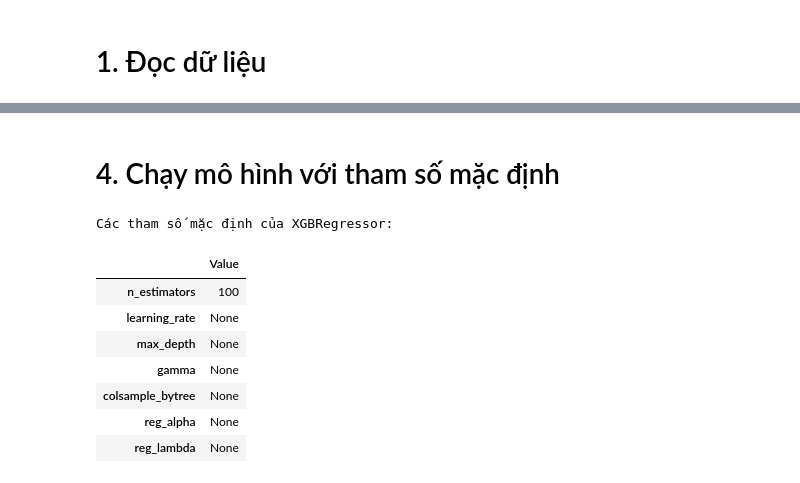
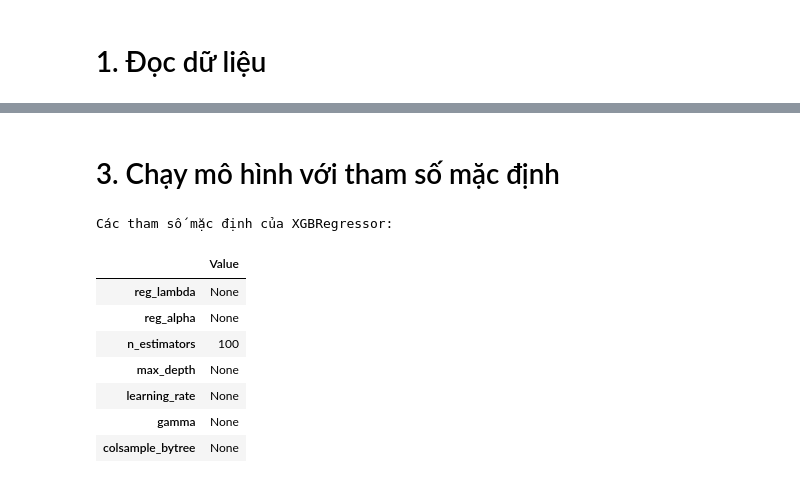
Before and after one commit to pahopu/IE224_CarPricePrediction, a Jupyter notebook: sources/model.ipynb, the cells around one changed output, grey strips where cells are left out. Cells and saved outputs as stored; diff of their text form; code cells hidden in the pictures.

```diff
--- a/sources/model.ipynb
+++ b/sources/model.ipynb
@@ -80,41 +68,41 @@ Kích thước X_test: (537, 14)
 Kích thước y_test: (537,)
 # %% [markdown]
-# 4.&nbsp;Chạy mô hình với tham số mặc định
+# 3.&nbsp;Chạy mô hình với tham số mặc định
 # %%
 # Tạo một XGBRegressor với các tham số mặc định
 xgb_res = XGBRegressor()
 
 # Xem các tham số mặc định
 default_params = xgb_res.get_params()
 
 # Chọn ra các tham số mà bạn quan tâm
-desired_params = ['n_estimators', 'learning_rate', 'max_depth', 'gamma', 'colsample_bytree', 'reg_alpha', 'reg_lambda']
+desired_params = ['reg_lambda', 'reg_alpha', 'n_estimators', 'max_depth', 'learning_rate', 'gamma', 'colsample_bytree']
 
 # Lọc các tham số mà bạn quan tâm từ tham số mặc định
 selected_default_params = {param: default_params[param] for param in desired_params}
 
 # Tạo DataFrame từ các tham số mà bạn quan tâm
 default_params_df = pd.DataFrame([selected_default_params])
 
 # Đảo ngược vị trí giữa tên tham số và giá trị
 default_params_df = default_params_df.transpose()
 
 # Đặt tên cột cho DataFrame
 default_params_df.columns = ['Value']
 
 # In ra DataFrame với tên tham số ở các dòng
 print("Các tham số mặc định của XGBRegressor:")
 default_params_df
 # %% [output]
 Các tham số mặc định của XGBRegressor:
 |  | Value |
+| reg_lambda | None |
+| reg_alpha | None |
 | n_estimators | 100 |
+| max_depth | None |
 | learning_rate | None |
-| max_depth | None |
 | gamma | None |
 | colsample_bytree | None |
-| reg_alpha | None |
-| reg_lambda | None |
 # %%
 # Tạo một XGBRegressor với các tham số mặc định
 xgb_res = XGBRegressor()
```
Also changed, not shown: parts of 22 cells of this notebook, 5 other files.
